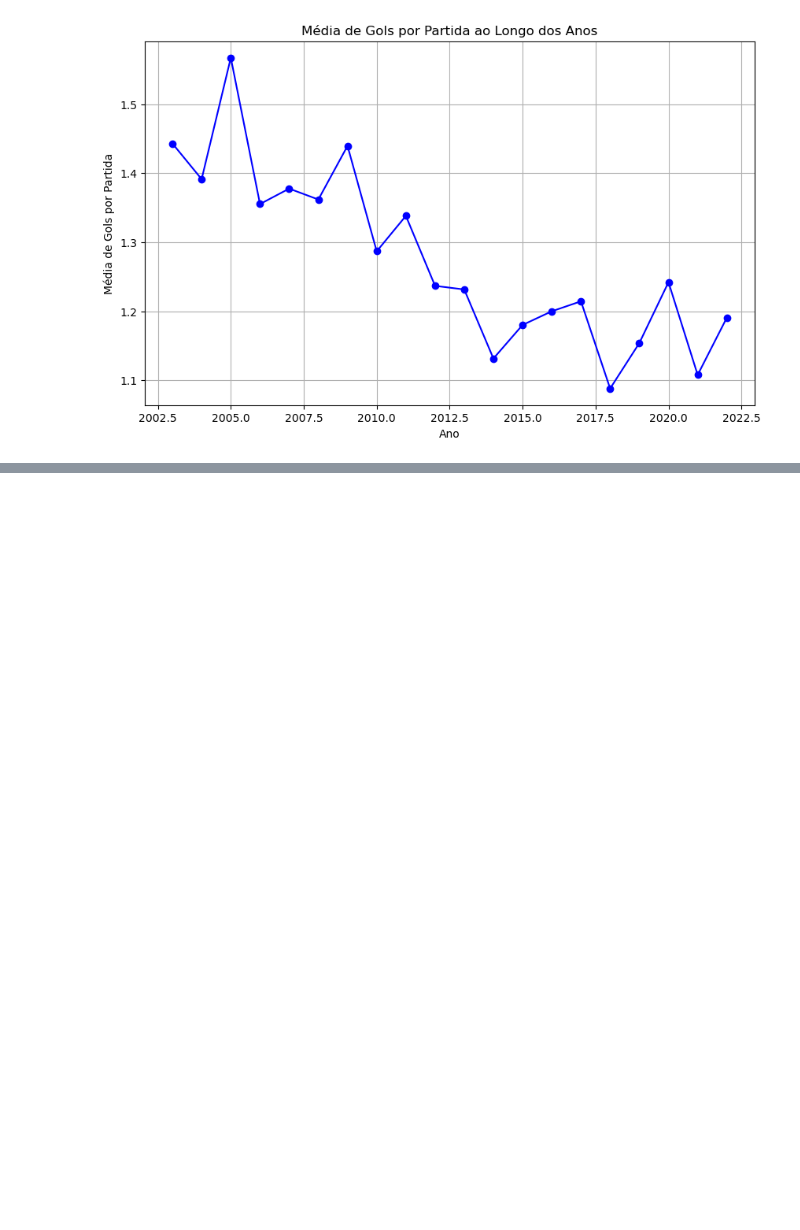
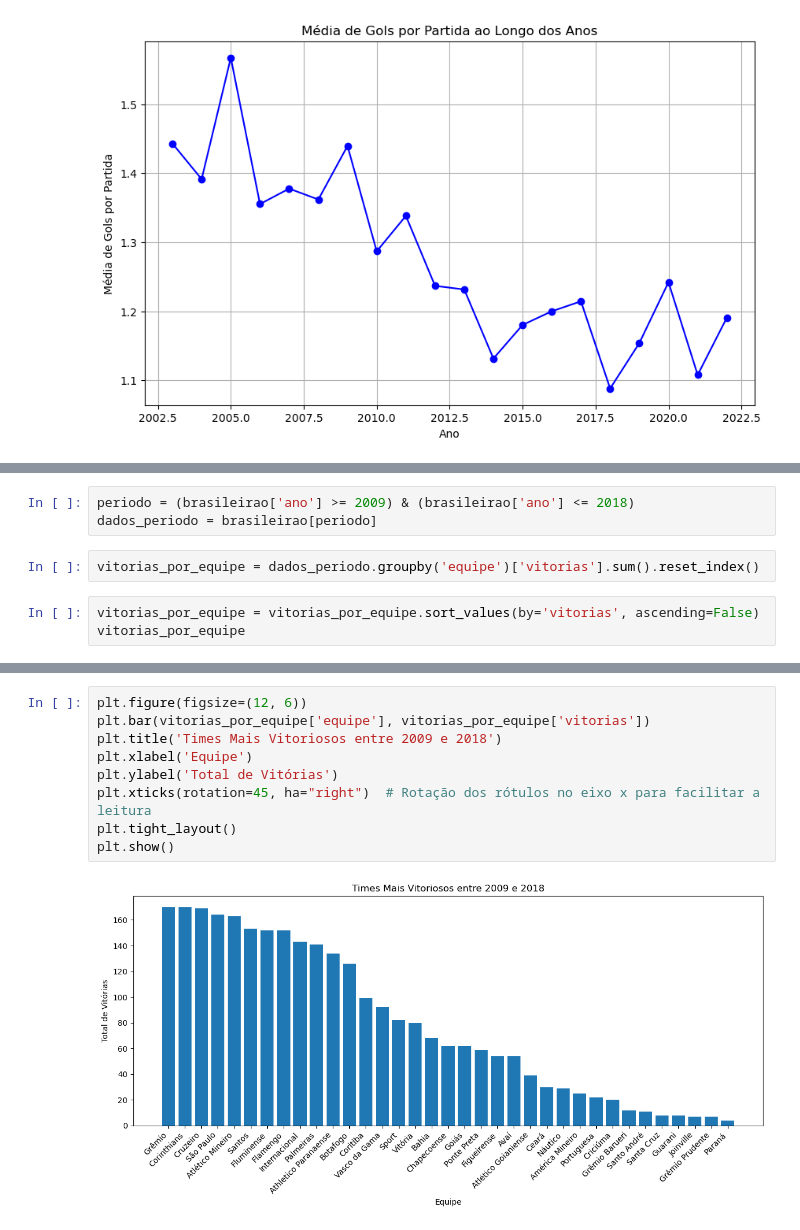
Before and after one commit to thiagooliveirt/Campeonato-Brasileiro-2003-a-2022, a Jupyter notebook: brasileirao.ipynb, the cells around one changed output, grey strips where cells are left out. Saved outputs shown, nothing was run; the diff lists cells and outputs as text; blank space fills up the shorter version.

```diff
--- a/brasileirao.ipynb
+++ b/brasileirao.ipynb
@@ -548,0 +538,8 @@ plt.show()
+# %%
+periodo = (brasileirao['ano'] >= 2009) & (brasileirao['ano'] <= 2018)
+dados_periodo = brasileirao[periodo]
+# %%
+vitorias_por_equipe = dados_periodo.groupby('equipe')['vitorias'].sum().reset_index()
+# %%
+vitorias_por_equipe = vitorias_por_equipe.sort_values(by='vitorias', ascending=False)
+vitorias_por_equipe
@@ -548,0 +564,11 @@ plt.show()
+# %%
+plt.figure(figsize=(12, 6))
+plt.bar(vitorias_por_equipe['equipe'], vitorias_por_equipe['vitorias'])
+plt.title('Times Mais Vitoriosos entre 2009 e 2018')
+plt.xlabel('Equipe')
+plt.ylabel('Total de Vitórias')
+plt.xticks(rotation=45, ha="right")  # Rotação dos rótulos no eixo x para facilitar a leitura
+plt.tight_layout()
+plt.show()
+# %% [output]
+[figure, added]
```
Also changed, not shown: parts of 9 cells of this notebook.
